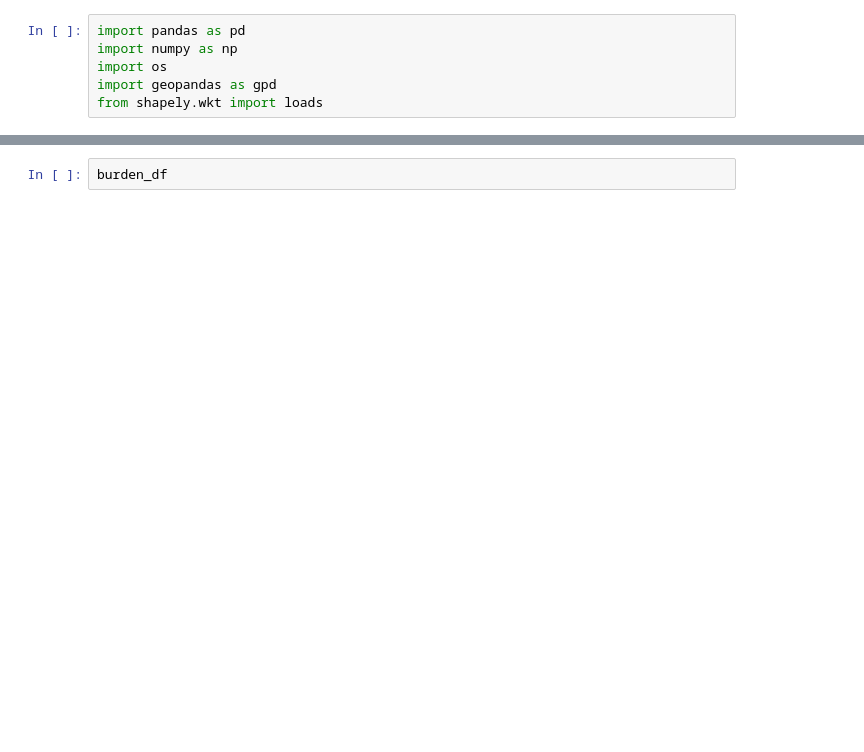
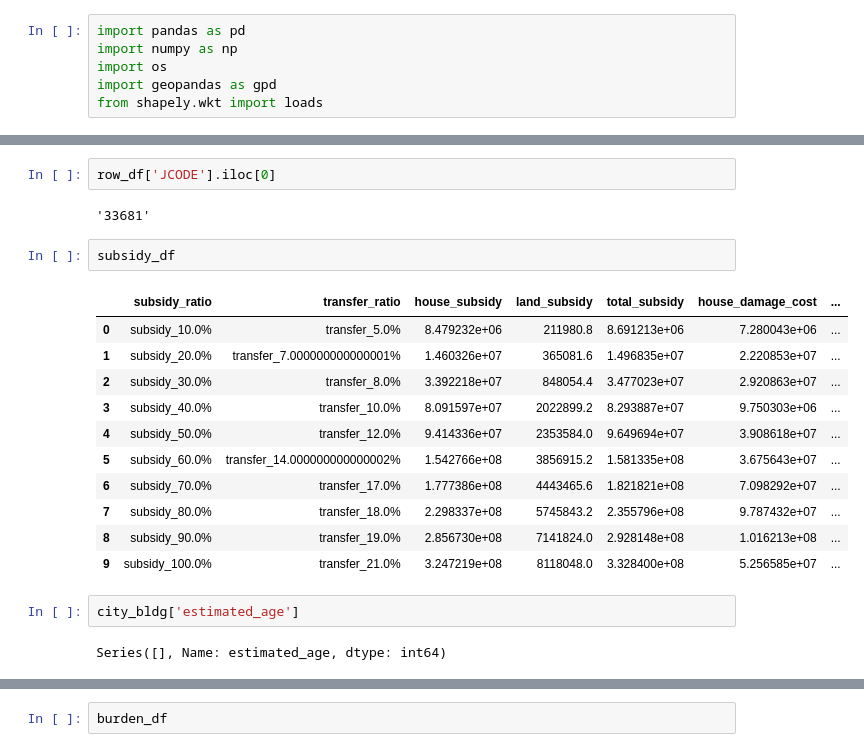
Before and after one commit to pipo029/research, a Jupyter notebook: 補助金/補助金の算出.ipynb, the cells around one changed output, grey strips where cells are left out. Cells and saved outputs as stored; diff of their text form; blank space fills up the shorter version.

```diff
--- a/補助金/補助金の算出.ipynb
+++ b/補助金/補助金の算出.ipynb
@@ -267,0 +341,22 @@ ValueError: Can only compare identically-labeled Series objects
+# %%
+row_df['JCODE'].iloc[0]
+# %% [output]
+'33681'
+# %%
+subsidy_df
+# %% [output]
+|  | subsidy_ratio | transfer_ratio | house_subsidy | land_subsidy | total_subsidy | house_damage_cost | ... |
+| 0 | subsidy_10.0% | transfer_5.0% | 8.479232e+06 | 211980.8 | 8.691213e+06 | 7.280043e+06 | ... |
+| 1 | subsidy_20.0% | transfer_7.000000000000001% | 1.460326e+07 | 365081.6 | 1.496835e+07 | 2.220853e+07 | ... |
+| 2 | subsidy_30.0% | transfer_8.0% | 3.392218e+07 | 848054.4 | 3.477023e+07 | 2.920863e+07 | ... |
+| 3 | subsidy_40.0% | transfer_10.0% | 8.091597e+07 | 2022899.2 | 8.293887e+07 | 9.750303e+06 | ... |
+| 4 | subsidy_50.0% | transfer_12.0% | 9.414336e+07 | 2353584.0 | 9.649694e+07 | 3.908618e+07 | ... |
+| 5 | subsidy_60.0% | transfer_14.000000000000002% | 1.542766e+08 | 3856915.2 | 1.581335e+08 | 3.675643e+07 | ... |
+| 6 | subsidy_70.0% | transfer_17.0% | 1.777386e+08 | 4443465.6 | 1.821821e+08 | 7.098292e+07 | ... |
+| 7 | subsidy_80.0% | transfer_18.0% | 2.298337e+08 | 5745843.2 | 2.355796e+08 | 9.787432e+07 | ... |
+| 8 | subsidy_90.0% | transfer_19.0% | 2.856730e+08 | 7141824.0 | 2.928148e+08 | 1.016213e+08 | ... |
+| 9 | subsidy_100.0% | transfer_21.0% | 3.247219e+08 | 8118048.0 | 3.328400e+08 | 5.256585e+07 | ... |
+# %%
+city_bldg['estimated_age']
+# %% [output]
+Series([], Name: estimated_age, dtype: int64)
```
Also changed, not shown: parts of 7 cells of this notebook.
